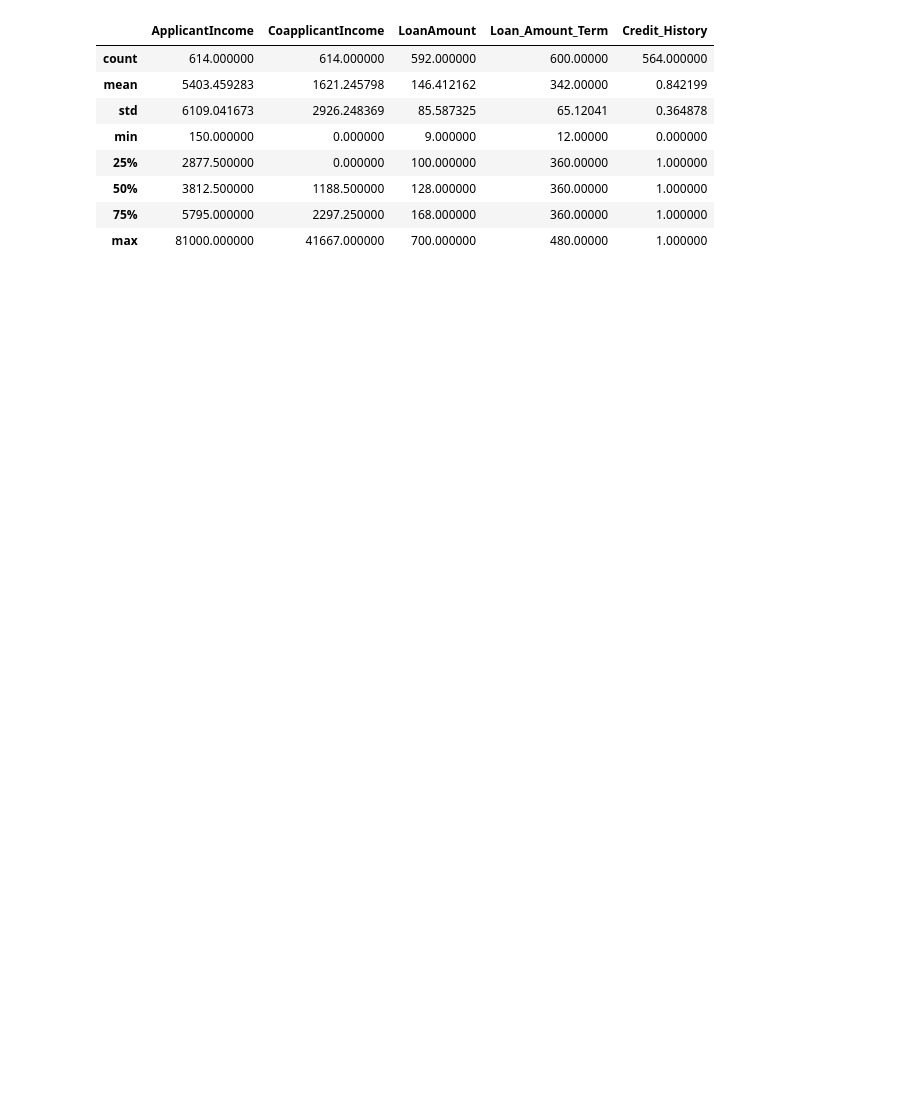
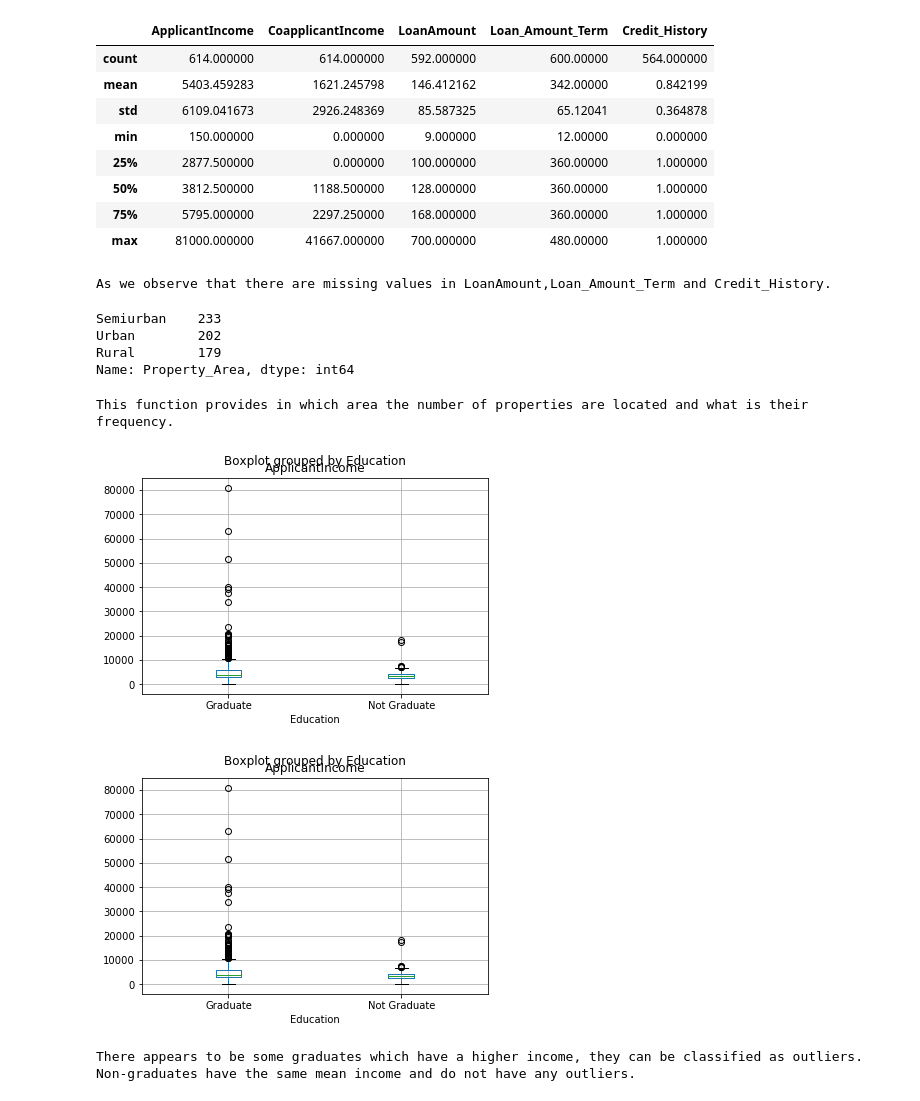
Before and after one commit to kartikamirneni/Loan-Prediction, a Jupyter notebook: Loan Prediction.ipynb, the cells around one changed output. Cells and saved outputs as stored; diff of their text form; code cells hidden in the pictures; blank space fills up the shorter version.

```diff
--- a/Loan Prediction.ipynb
+++ b/Loan Prediction.ipynb
@@ -1,7 +1,7 @@
 # %%
 import pandas as pd
 import numpy as np
-import matplotlib as plt
+import matplotlib.pyplot as plt
 
-df = pd.read_csv("/Users/Home/Documents/Python Scripts/train_loan.csv") #Reading the dataset in a dataframe using Pandas
+lp = pd.read_csv("/Users/Home/Documents/Python Scripts/train_loan.csv")
 # %%
@@ -16,3 +16,28 @@ df.describe()
 | 50% | 3812.500000 | 1188.500000 | 128.000000 | 360.00000 | 1.000000 |
 | 75% | 5795.000000 | 2297.250000 | 168.000000 | 360.00000 | 1.000000 |
 | max | 81000.000000 | 41667.000000 | 700.000000 | 480.00000 | 1.000000 |
+# %%
+print('As we observe that there are missing values in LoanAmount,Loan_Amount_Term and Credit_History.')
+# %% [output]
+As we observe that there are missing values in LoanAmount,Loan_Amount_Term and Credit_History.
+# %%
+lp['Property_Area'].value_counts()
+# %% [output]
+Semiurban    233
+Urban        202
+Rural        179
+Name: Property_Area, dtype: int64
+# %%
+print ('This function provides in which area the number of properties are located and what is their frequency.')
+# %% [output]
+This function provides in which area the number of properties are located and what is their frequency.
+# %%
+lp.boxplot(column='ApplicantIncome', by = 'Education')
+plt.show()
+# %% [output]
+[figure, added]
+[figure, added]
+# %%
+print('There appears to be some graduates which have a higher income, they can be classified as outliers. Non-graduates have the same mean income and do not have any outliers.')
+# %% [output]
+There appears to be some graduates which have a higher income, they can be classified as outliers. Non-graduates have the same mean income and do not have any outliers.
```
Also changed, not shown: parts of 6 cells of this notebook.
